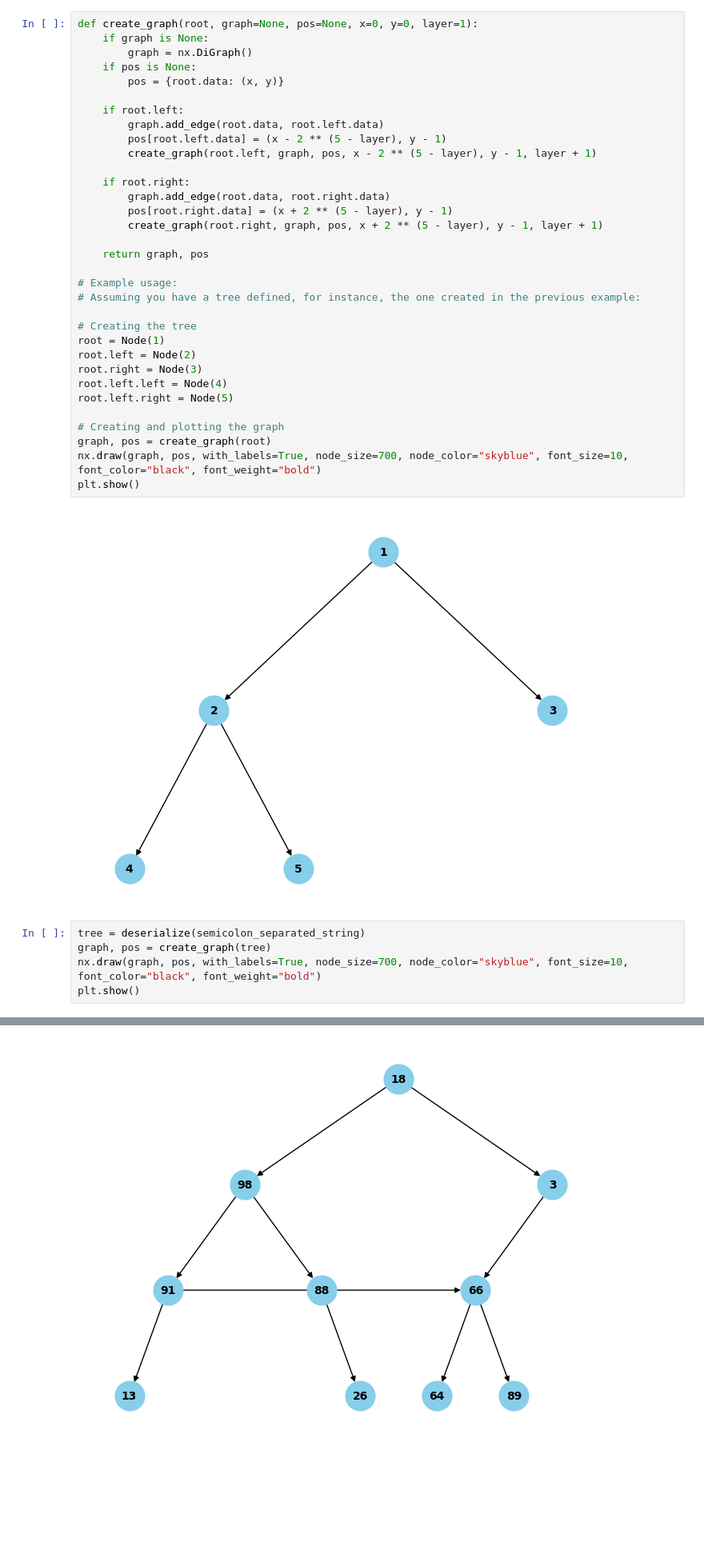
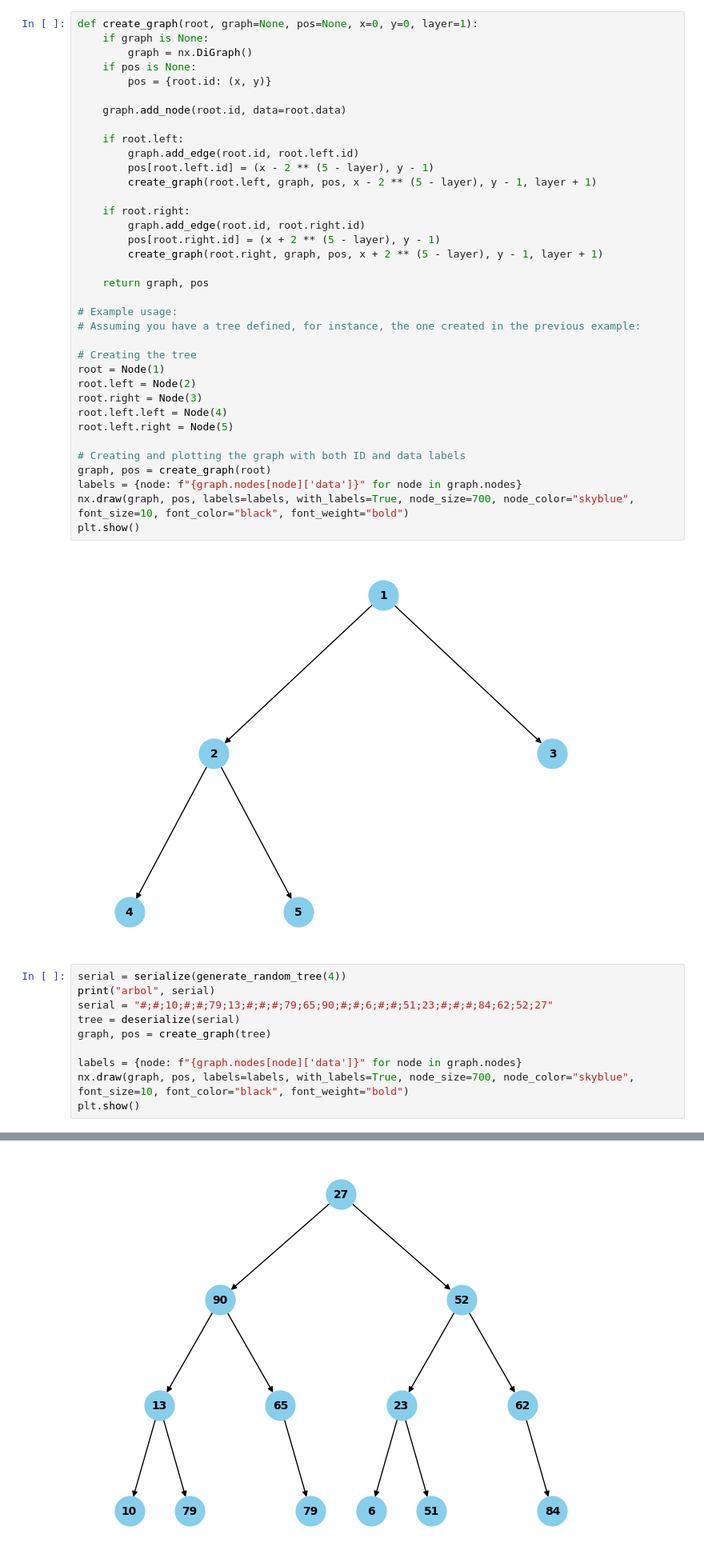
Before and after one commit to LIA-DiTella/VascularTreeTransformer, a Jupyter notebook: serial2tree.ipynb, the cells around one changed output, grey strips where cells are left out. Shown at 80% size. Cells and saved outputs as stored; diff of their text form; blank space fills up the shorter version.

Commit message:
entrenamiento con arboles serializados (no probado si funciona)

```diff
--- a/serial2tree.ipynb
+++ b/serial2tree.ipynb
@@ -15,16 +15,18 @@ def create_graph(root, graph=None, pos=None, x=0, y=0, layer=1):
     if graph is None:
         graph = nx.DiGraph()
     if pos is None:
-        pos = {root.data: (x, y)}
+        pos = {root.id: (x, y)}
+
+    graph.add_node(root.id, data=root.data)
 
     if root.left:
-        graph.add_edge(root.data, root.left.data)
-        pos[root.left.data] = (x - 2 ** (5 - layer), y - 1)
+        graph.add_edge(root.id, root.left.id)
+        pos[root.left.id] = (x - 2 ** (5 - layer), y - 1)
         create_graph(root.left, graph, pos, x - 2 ** (5 - layer), y - 1, layer + 1)
 
     if root.right:
-        graph.add_edge(root.data, root.right.data)
-        pos[root.right.data] = (x + 2 ** (5 - layer), y - 1)
+        graph.add_edge(root.id, root.right.id)
+        pos[root.right.id] = (x + 2 ** (5 - layer), y - 1)
         create_graph(root.right, graph, pos, x + 2 ** (5 - layer), y - 1, layer + 1)
 
     return graph, pos
@@ -39,15 +41,21 @@ root.right = Node(3)
 root.left.left = Node(4)
 root.left.right = Node(5)
 
-# Creating and plotting the graph
+# Creating and plotting the graph with both ID and data labels
 graph, pos = create_graph(root)
-nx.draw(graph, pos, with_labels=True, node_size=700, node_color="skyblue", font_size=10, font_color="black", font_weight="bold")
+labels = {node: f"{graph.nodes[node]['data']}" for node in graph.nodes}
+nx.draw(graph, pos, labels=labels, with_labels=True, node_size=700, node_color="skyblue", font_size=10, font_color="black", font_weight="bold")
 plt.show()
 # %% [output]
 [figure]
 # %%
-tree = deserialize(semicolon_separated_string)
+serial = serialize(generate_random_tree(4))
+print("arbol", serial)
+serial = "#;#;10;#;#;79;13;#;#;#;79;65;90;#;#;6;#;#;51;23;#;#;#;84;62;52;27"
+tree = deserialize(serial)
 graph, pos = create_graph(tree)
-nx.draw(graph, pos, with_labels=True, node_size=700, node_color="skyblue", font_size=10, font_color="black", font_weight="bold")
+
+labels = {node: f"{graph.nodes[node]['data']}" for node in graph.nodes}
+nx.draw(graph, pos, labels=labels, with_labels=True, node_size=700, node_color="skyblue", font_size=10, font_color="black", font_weight="bold")
 plt.show()
 # %% [output]
@@ -54 +63 @@ plt.show()
-[figure, old version]
+[figure, new version]
```
Also changed, not shown: parts of 3 cells of this notebook, 13 other files.
